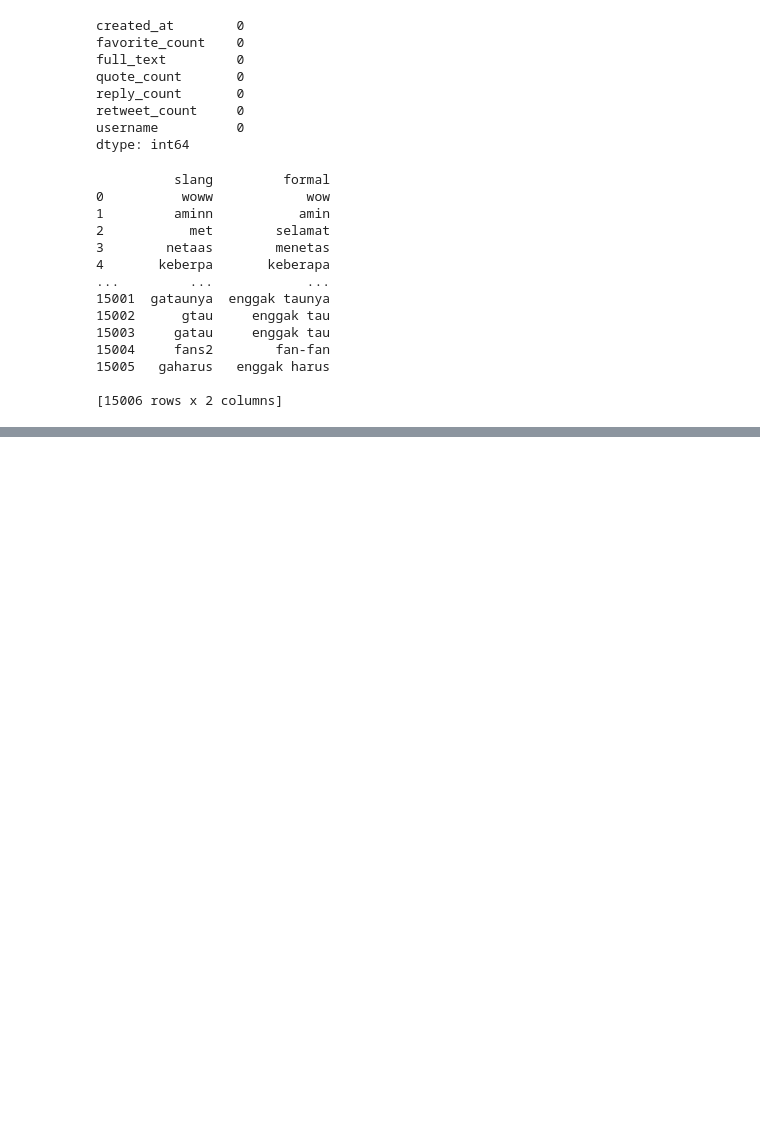
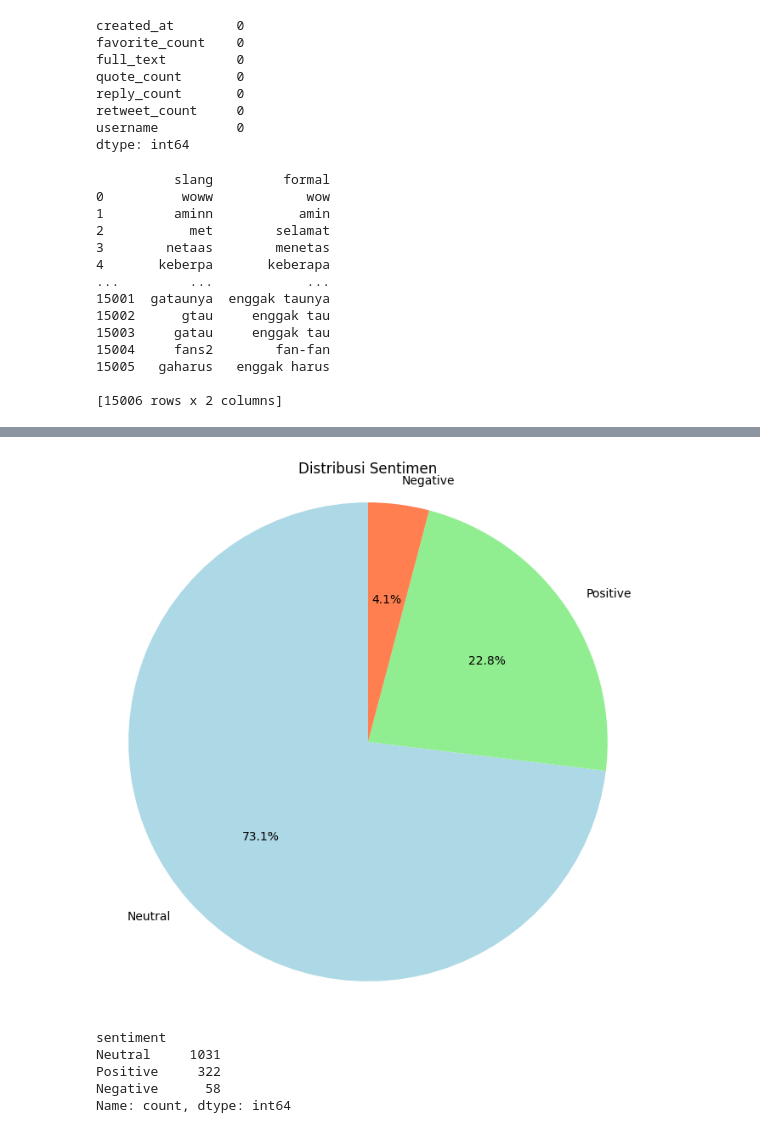
Before and after one commit to mutiarasny/analisis-sosial-media, a Jupyter notebook: analilsis sosmed.ipynb, the cells around one changed output, grey strips where cells are left out. Cells and saved outputs as stored; diff of their text form; code cells hidden in the pictures; blank space fills up the shorter version.

Commit message:
Add files via upload
upload model preprocessing klasifikasi sentimen

```diff
--- a/analilsis sosmed.ipynb
+++ b/analilsis sosmed.ipynb
@@ -190,0 +164,31 @@ LookupError:
+# %%
+import pandas as pd
+from sklearn.feature_extraction.text import TfidfVectorizer
+import ast  # Untuk mengubah string menjadi list
+
+# Membaca file CSV
+df = pd.read_csv("C:/Users/yunit/Downloads/sentiment_analysis_result.csv")
+
+# Jika 'tokens' adalah string yang menyerupai list, gunakan ast.literal_eval untuk mengonversinya kembali menjadi list
+df['tokens'] = df['tokens'].apply(ast.literal_eval)
+
+# Menggabungkan token menjadi teks
+df['tokens_as_text'] = df['tokens'].apply(lambda tokens: ' '.join(tokens))
+
+# Cek apakah hasil token_as_text sudah benar
+print(df['tokens_as_text'].head())
+
+# Membuat TfidfVectorizer dengan parameter sesuai
+tfidf = TfidfVectorizer(sublinear_tf=True, min_df=5, max_df=0.95)
+
+# Menggunakan TfidfVectorizer pada kolom 'tokens_as_text'
+tfidf_matrix = tfidf.fit_transform(df['tokens_as_text'])
+
+# Mendapatkan fitur kata (kolom) dari TF-IDF
+feature_names = tfidf.get_feature_names_out()
+
+# Mengubah hasil menjadi DataFrame
+tfidf_df = pd.DataFrame(tfidf_matrix.toarray(), columns=feature_names)
+
+# Menampilkan hasil
+print(tfidf_df)
@@ -211,0 +250,23 @@ shopee_links
+# %%
+import pandas as pd
+import matplotlib.pyplot as plt
+
+# Menghitung jumlah masing-masing sentimen
+sentiment_counts = df['sentiment'].value_counts()
+
+# Membuat pie chart
+plt.figure(figsize=(8, 8))  # Ukuran pie chart
+plt.pie(sentiment_counts, labels=sentiment_counts.index, autopct='%1.1f%%', startangle=90, colors=['lightblue', 'lightgreen', 'coral'])
+plt.title('Distribusi Sentimen')
+plt.axis('equal')  # Untuk membuat pie chart terlihat bulat
+plt.show()
+# %% [output]
+[figure, added]
+# %%
+sentiment_counts
+# %% [output]
+sentiment
+Neutral     1031
+Positive     322
+Negative      58
+Name: count, dtype: int64
```
Also changed, not shown: parts of 15 cells of this notebook.
